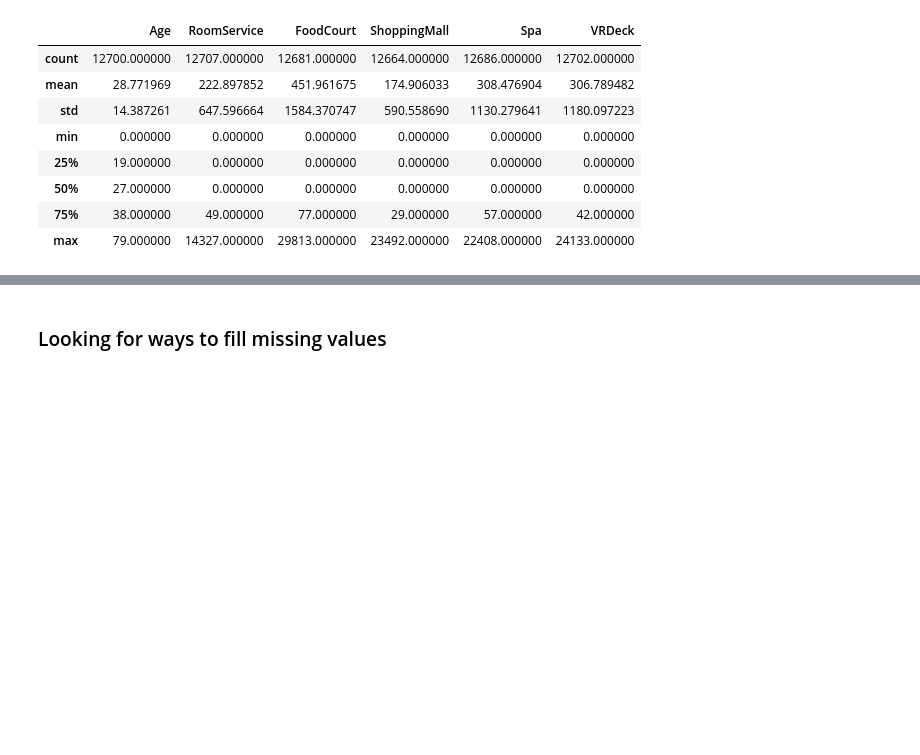
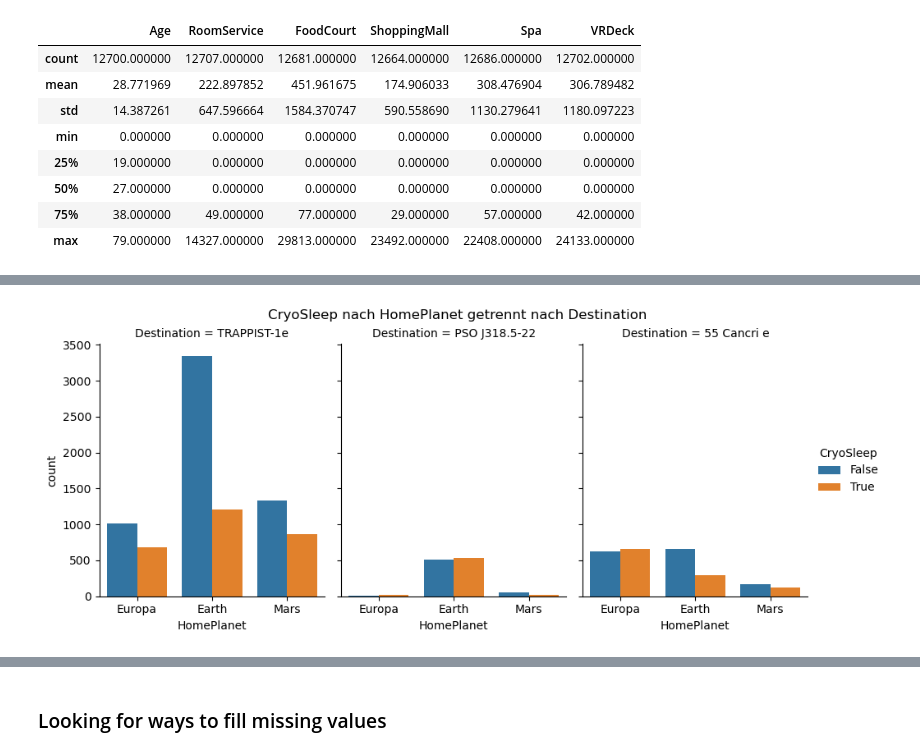
Before and after one commit to aKravtschenko/learning_ml, a Jupyter notebook: spaceship-titanic.ipynb, the cells around one changed output, grey strips where cells are left out. Drawn from its saved outputs; the diff is of its cells as text; code cells hidden in the pictures; blank space fills up the shorter version.

Commit message:
Plots and new Features + Notes

```diff
--- a/spaceship-titanic.ipynb
+++ b/spaceship-titanic.ipynb
@@ -146,0 +171,2 @@ Name: Transported, dtype: object
+# %%
+combined["Duration"] = combined.groupby(["Destination", "HomePlanet"])["CryoSleep"].transform("count")
@@ -146,0 +191,14 @@ Name: Transported, dtype: object
+# %%
+sns.catplot(
+    data=combined.dropna(subset=["HomePlanet", "Destination", "CryoSleep"]),
+    x="HomePlanet",
+    hue="CryoSleep",
+    col="Destination",
+    kind="count",
+    height=4,
+    aspect=0.8,
+)
+plt.suptitle("CryoSleep nach HomePlanet getrennt nach Destination", y=1.02)
+plt.show()
+# %% [output]
+[figure, added]
```
Also changed, not shown: parts of 7 cells of this notebook, 1 other file.
